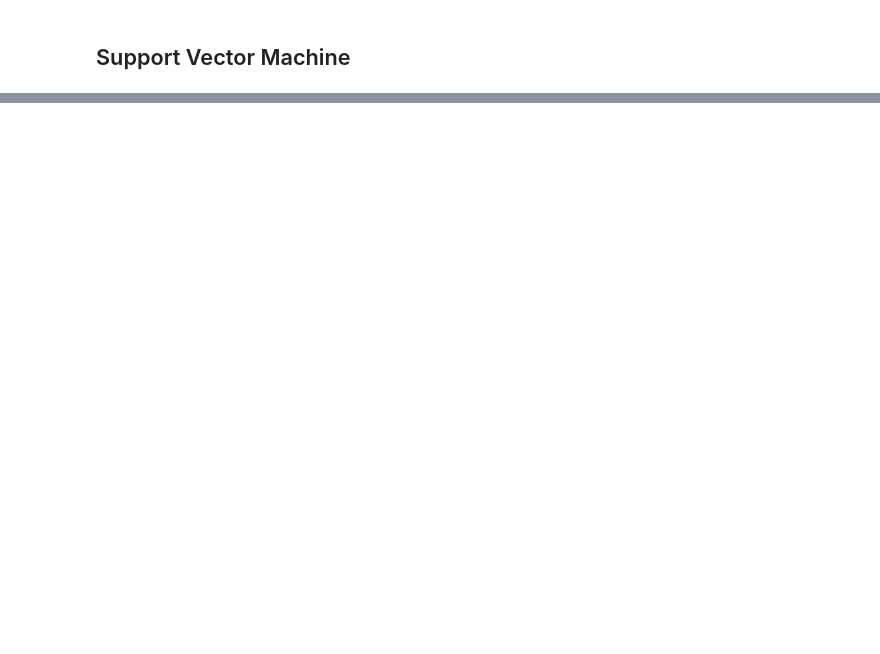
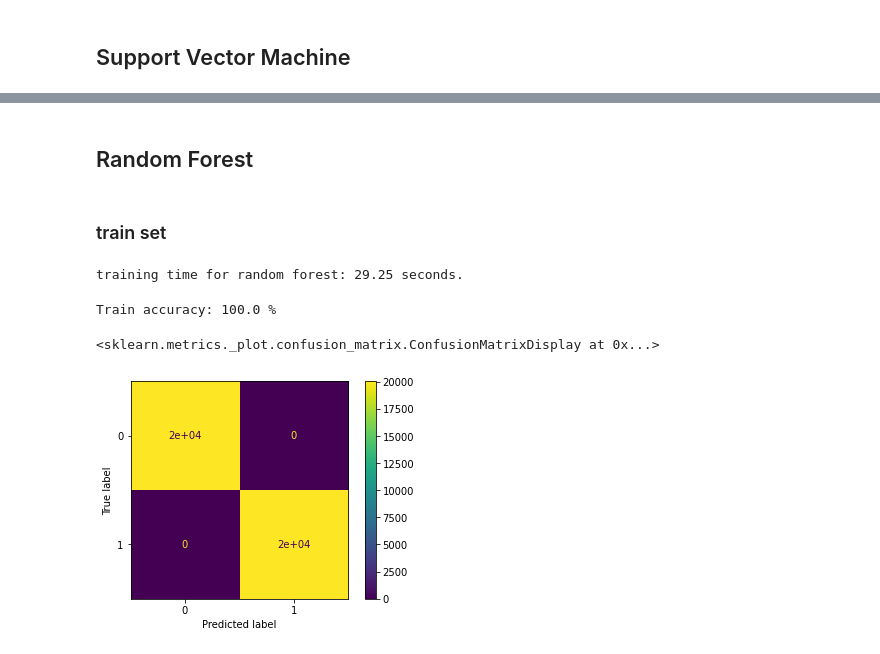
Before and after one commit to aromatic-toast/IMDB_Sentiment_Analysis, a Jupyter notebook: modelling.ipynb, the cells around one changed output, grey strips where cells are left out. Drawn from its saved outputs; the diff is of its cells as text; code cells hidden in the pictures; blank space fills up the shorter version.

```diff
--- a/modelling.ipynb
+++ b/modelling.ipynb
@@ -101,0 +201,22 @@ precision_recall_fscore_support(y_true=y_train, y_pred=y_pred)
+# %% [markdown]
+## Random Forest
+# %% [markdown]
+### train set
+# %%
+start = time()
+rf = RandomForestClassifier(random_state=0).fit(X_train, y_train)
+stop = time()
+print("training time for random forest: {} seconds.".format(round((stop - start), 2)))
+# %% [output]
+training time for random forest: 29.25 seconds.
+# %%
+acc = round(rf.score(X_train, y_train), 2)*100
+print('Train accuracy: {} %'.format(acc))
+# %% [output]
+Train accuracy: 100.0 %
+# %%
+### confusion matrix
+plot_confusion_matrix(estimator=rf, X=X_train, y_true=y_train)
+# %% [output]
+<sklearn.metrics._plot.confusion_matrix.ConfusionMatrixDisplay at 0x...>
+[figure, added]
```
Also changed, not shown: parts of 36 cells of this notebook.
